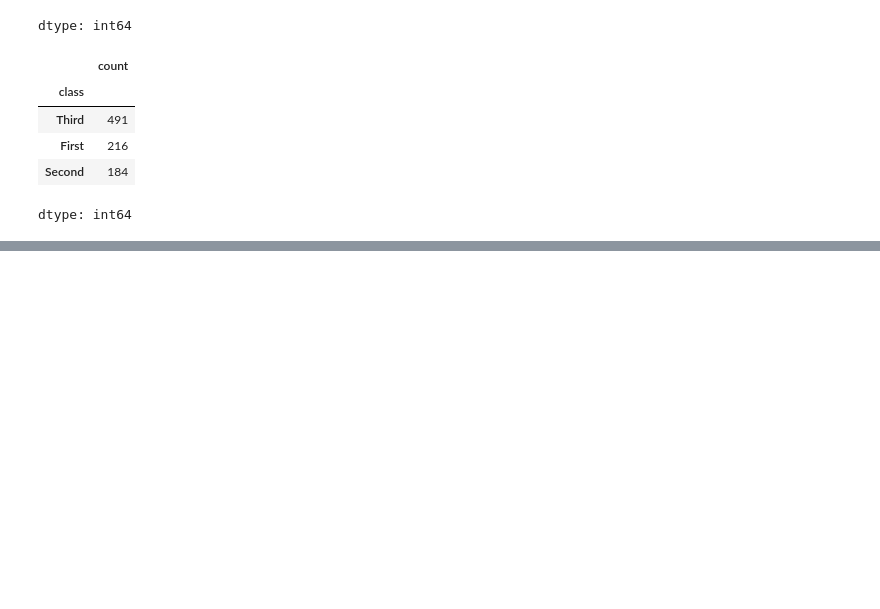
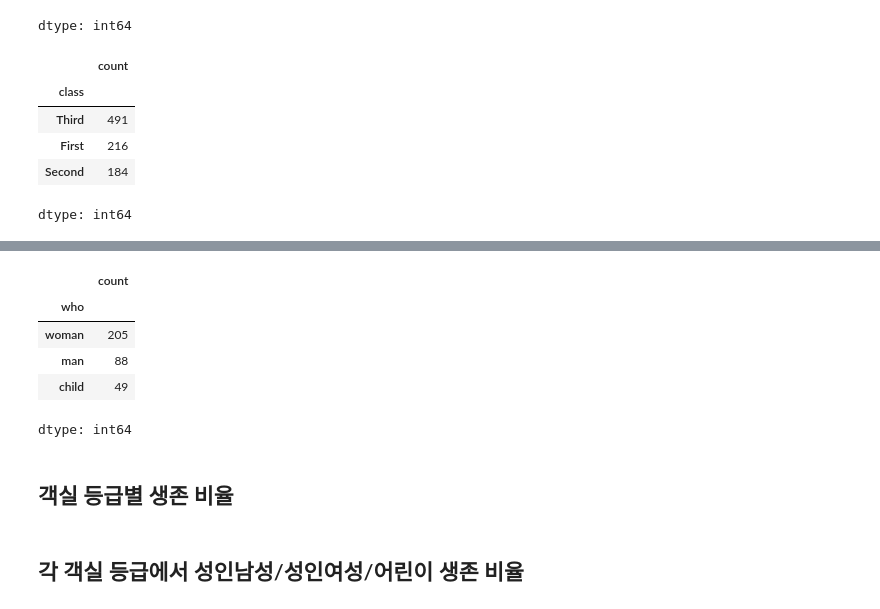
Before and after one commit to JakeOh/202511_BD53, a Jupyter notebook: lab_python/da03_dataframe.ipynb, the cells around one changed output, grey strips where cells are left out. Cells and saved outputs as stored; diff of their text form; code cells hidden in the pictures; blank space fills up the shorter version.

```diff
--- a/lab_python/da03_dataframe.ipynb
+++ b/lab_python/da03_dataframe.ipynb
@@ -440,0 +463,13 @@ dtype: int64
+# %%
+df_alive.who.value_counts()  # 생존자 성인남성/성인여성/어린이 숫자
+# %% [output]
+|  | count |
+| who |  |
+| woman | 205 |
+| man | 88 |
+| child | 49 |
+dtype: int64
+# %% [markdown]
+## 객실 등급별 생존 비율
+# %% [markdown]
+## 각 객실 등급에서 성인남성/성인여성/어린이 생존 비율
```
Also changed, not shown: parts of 3 cells of this notebook.
